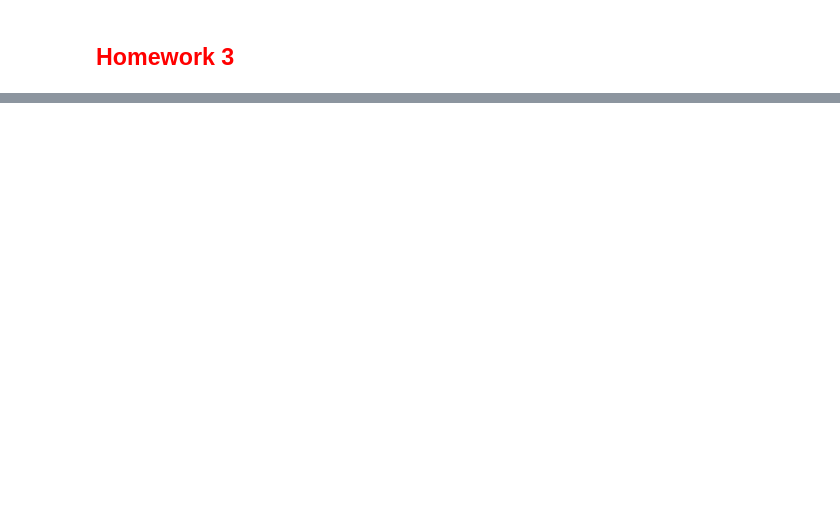
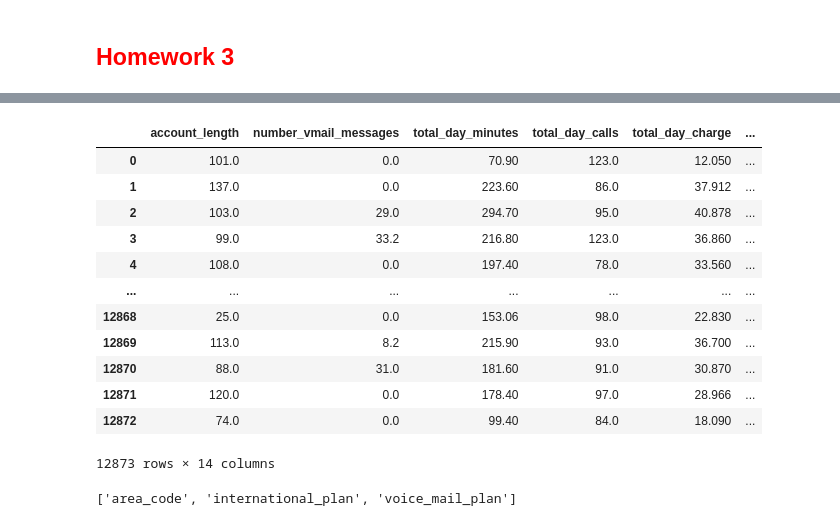
Before and after one commit to Fulin-ZHANG/EM-Lyon, a Jupyter notebook: ML/homework/homework03/Homework_3.ipynb, the cells around one changed output, grey strips where cells are left out. Drawn from its saved outputs; the diff is of its cells as text; code cells hidden in the pictures; blank space fills up the shorter version.

```diff
--- a/ML/homework/homework03/Homework_3.ipynb
+++ b/ML/homework/homework03/Homework_3.ipynb
@@ -40,0 +39,2 @@ There are mainly two ways of handling categorical data :
+# %%
+df = pd.read_csv("customer_data_cbn.csv")
@@ -40,0 +61,16 @@ There are mainly two ways of handling categorical data :
+# %%
+df.iloc[:, 0:14]
+# %% [output]
+|  | account_length | number_vmail_messages | total_day_minutes | total_day_calls | total_day_charge | ... |
+| 0 | 101.0 | 0.0 | 70.90 | 123.0 | 12.050 | ... |
+| 1 | 137.0 | 0.0 | 223.60 | 86.0 | 37.912 | ... |
+| 2 | 103.0 | 29.0 | 294.70 | 95.0 | 40.878 | ... |
+| 3 | 99.0 | 33.2 | 216.80 | 123.0 | 36.860 | ... |
+| 4 | 108.0 | 0.0 | 197.40 | 78.0 | 33.560 | ... |
+| ... | ... | ... | ... | ... | ... | ... |
+| 12868 | 25.0 | 0.0 | 153.06 | 98.0 | 22.830 | ... |
+| 12869 | 113.0 | 8.2 | 215.90 | 93.0 | 36.700 | ... |
+| 12870 | 88.0 | 31.0 | 181.60 | 91.0 | 30.870 | ... |
+| 12871 | 120.0 | 0.0 | 178.40 | 97.0 | 28.966 | ... |
+| 12872 | 74.0 | 0.0 | 99.40 | 84.0 | 18.090 | ... |
+12873 rows × 14 columns
@@ -40,0 +83,4 @@ There are mainly two ways of handling categorical data :
+# %%
+categorical_ohe_features
+# %% [output]
+['area_code', 'international_plan', 'voice_mail_plan']
```
Also changed, not shown: parts of 20 cells of this notebook, 9 other files.
